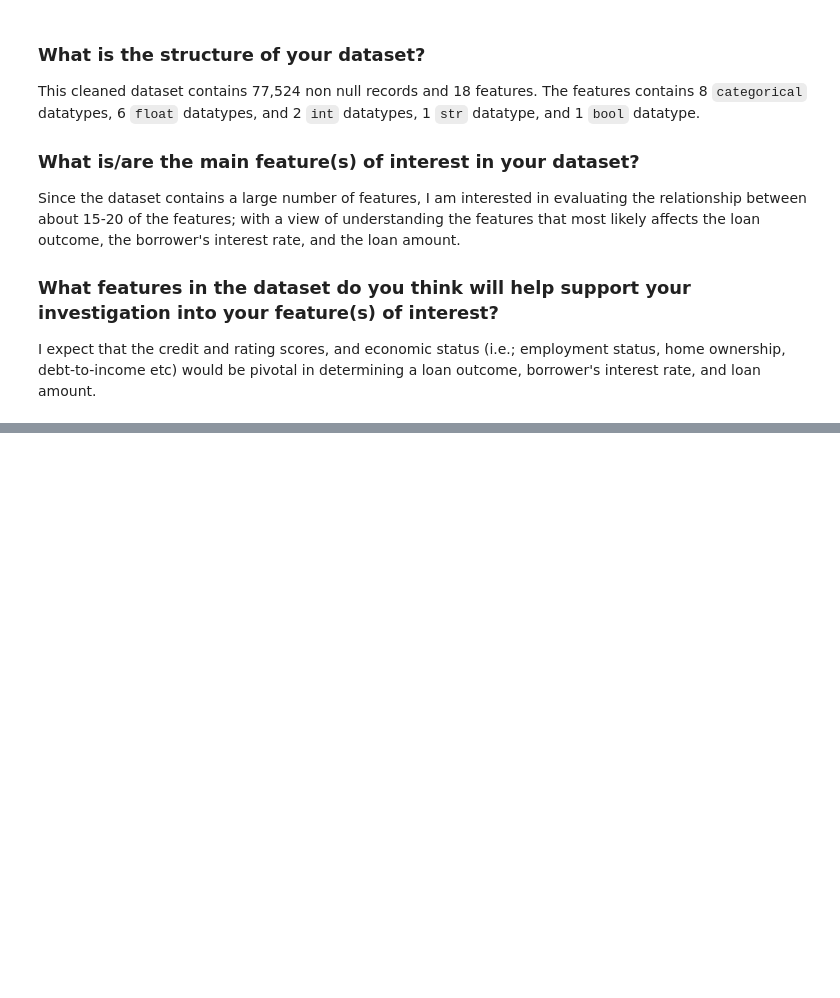
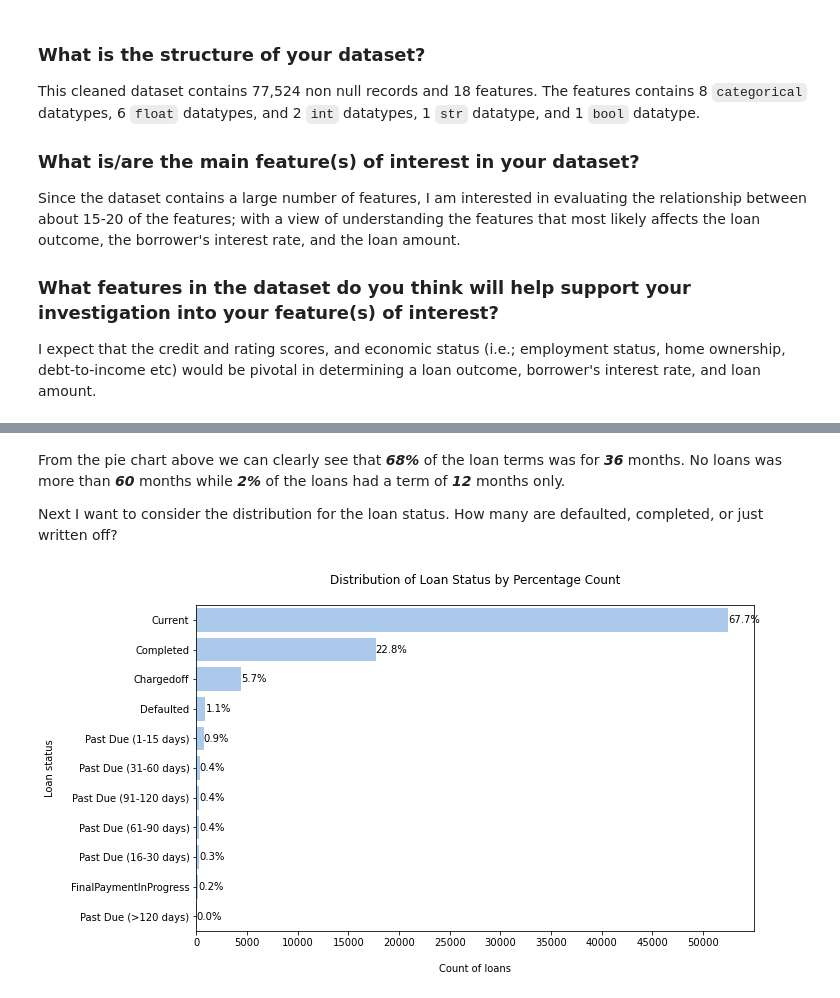
Before and after one commit to ArthurEzenwanne/visualize-communicate-project, a Jupyter notebook: Part_I_exploration.ipynb, the cells around one changed output, grey strips where cells are left out. Cells and saved outputs as stored; diff of their text form; code cells hidden in the pictures; blank space fills up the shorter version.

```diff
--- a/Part_I_exploration.ipynb
+++ b/Part_I_exploration.ipynb
@@ -349,0 +372,32 @@ I expect that the credit and rating scores, and economic status (i.e.; employmen
+# %% [markdown]
+From the pie chart above we can clearly see that __*68%*__ of the loan terms was for __*36*__ months. No loans was more than __*60*__ months while __*2%*__ of the loans had a term of __*12*__ months only.
+
+Next I want to consider the distribution for the loan status. How many are defaulted, completed, or just written off?
+# %%
+# get the proportions
+n_loan_status = df_clean.LoanStatus.value_counts().sum()
+type_counts = df_clean.LoanStatus.value_counts()
+max_loan_status = type_counts[0] / n_loan_status
+
+# get the freq to order the heights for ordinal categorical data
+freq = df_clean.LoanStatus.value_counts().index
+
+# plot a bar chart to look at the loan term distribution using the proportion of the LoanStatus
+sb.countplot(data=df_clean, y='LoanStatus', color=palette_base[0], order=freq)
+
+# print proportion values on the bars
+for i in range(len(type_counts)):
+    count = type_counts[i]
+    # convert count into a str percentage
+    pct_str = '{:0.1f}%'.format(100*count/n_loan_status)
+    # print the value on the bar
+    plt.text(count+2, i, pct_str, va='center')
+
+#
+plt.xticks(range(0, 55000, 5000))
+plt.ylabel('Loan status\n')
+plt.xlabel('\nCount of loans')
+plt.title('Distribution of Loan Status by Percentage Count\n')
+plt.show();
+# %% [output]
+[figure, added]
```
Also changed, not shown: parts of 28 cells of this notebook.
